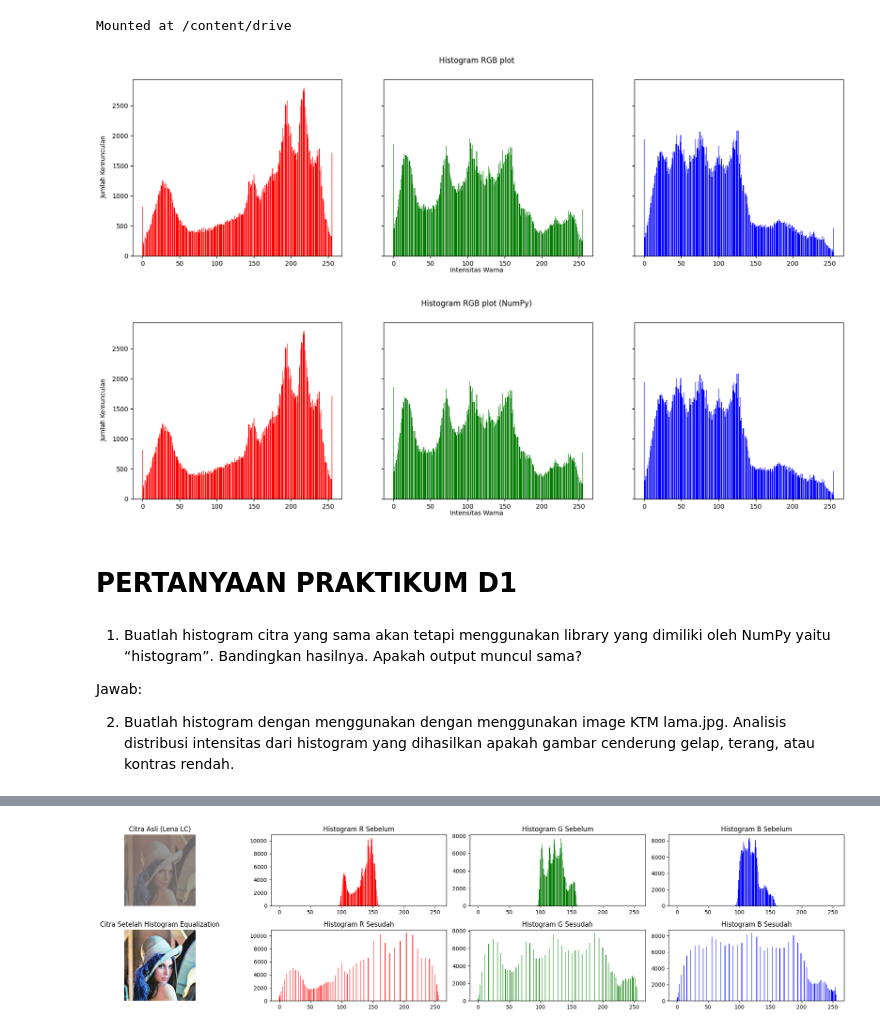
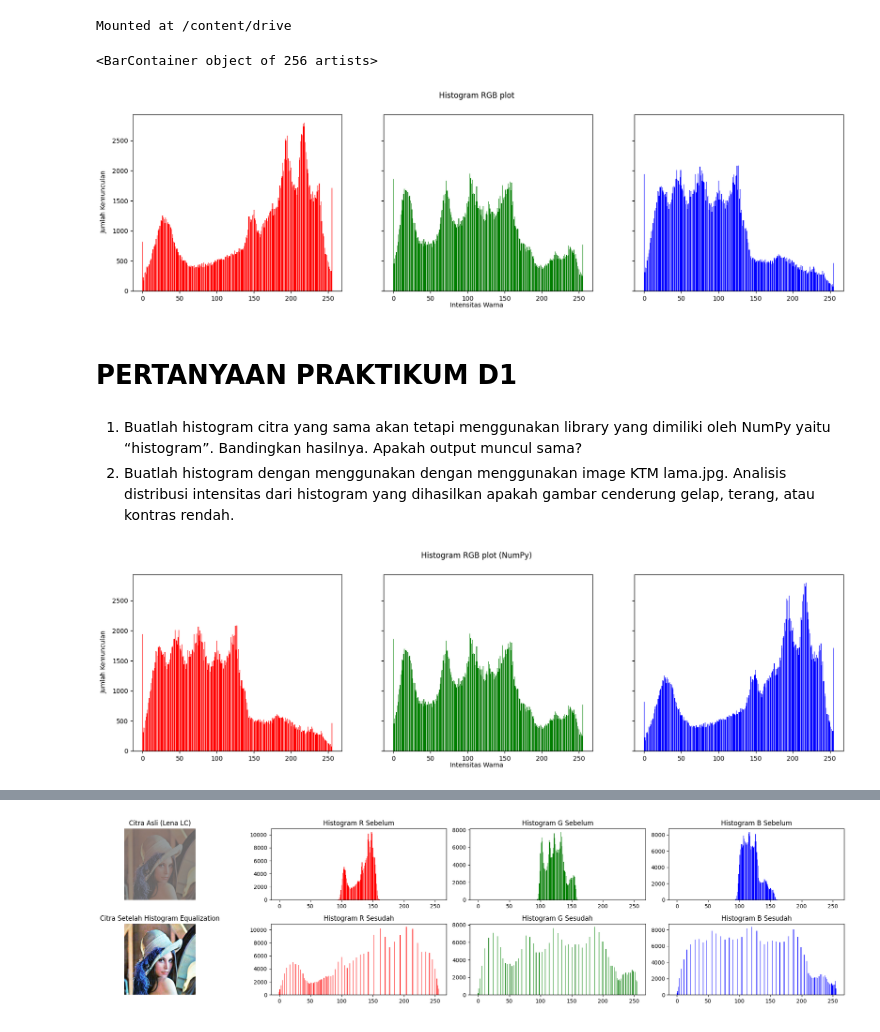
Before and after one commit to 4rdnac/PCVK_Ganjil_2025, a Jupyter notebook: Week5_06.ipynb, the cells around one changed output, grey strips where cells are left out. Saved outputs shown, nothing was run; the diff lists cells and outputs as text; code cells hidden in the pictures.

```diff
--- a/Week5_06.ipynb
+++ b/Week5_06.ipynb
@@ -41,33 +41,31 @@ fig.text(0.5, 0.04, 'Intensitas Warna', ha='center')
 axs[0].bar(names, red, color='red')
 axs[1].bar(names, green, color='green')
 axs[2].bar(names, blue, color='blue')
-
-red_hist, _ = np.histogram(img[:,:,0].ravel(), bins=256, range=(0,256))
-green_hist, _ = np.histogram(img[:,:,1].ravel(), bins=256, range=(0,256))
-blue_hist, _ = np.histogram(img[:,:,2].ravel(), bins=256, range=(0,256))
-
-names = np.arange(256)
-
-fig, axs = plt.subplots(1, 3, figsize=[20,5], sharex=True, sharey=True)
-fig.suptitle('Histogram RGB plot (NumPy)')
-fig.text(0.09, 0.5, 'Jumlah Kemunculan', va='center', rotation='vertical')
-fig.text(0.5, 0.04, 'Intensitas Warna', ha='center')
-
-axs[0].bar(names, red_hist, color='red')
-axs[1].bar(names, green_hist, color='green')
-axs[2].bar(names, blue_hist, color='blue')
-
-plt.show()
 # %% [output]
+<BarContainer object of 256 artists>
 [figure]
-[figure, removed]
 # %% [markdown]
 # PERTANYAAN PRAKTIKUM D1
 # %% [markdown]
 1. Buatlah histogram citra yang sama akan tetapi menggunakan library yang dimiliki oleh NumPy yaitu “histogram”. Bandingkan hasilnya. Apakah output muncul sama?
-
-Jawab:
-
 2. Buatlah histogram dengan menggunakan dengan menggunakan image KTM lama.jpg.
 Analisis distribusi intensitas dari histogram yang dihasilkan apakah gambar cenderung
 gelap, terang, atau kontras rendah.
+# %%
+b,g,r = cv.split(img)
+names = np.arange(256)
+
+red = np.histogram(r.flatten(), bins=256, range=[0, 256])[0]
+green = np.histogram(g.flatten(), bins=256, range=[0, 256])[0]
+blue = np.histogram(b.flatten(), bins=256, range=[0, 256])[0]
+
+fig, axs = plt.subplots(1, 3, figsize=[20,5], sharex=True, sharey=True)
+fig.suptitle('Histogram RGB plot (NumPy)')
+fig.text(0.09, 0.5, 'Jumlah Kemunculan', va='center', rotation='vertical')
+fig.text(0.5, 0.04, 'Intensitas Warna', ha='center')
+axs[0].bar(names, red, color='red')
+axs[1].bar(names, green, color='green')
+axs[2].bar(names, blue, color='blue')
+plt.show()
+# %% [output]
+[figure, added]
```
Also changed, not shown: parts of 17 cells of this notebook.
